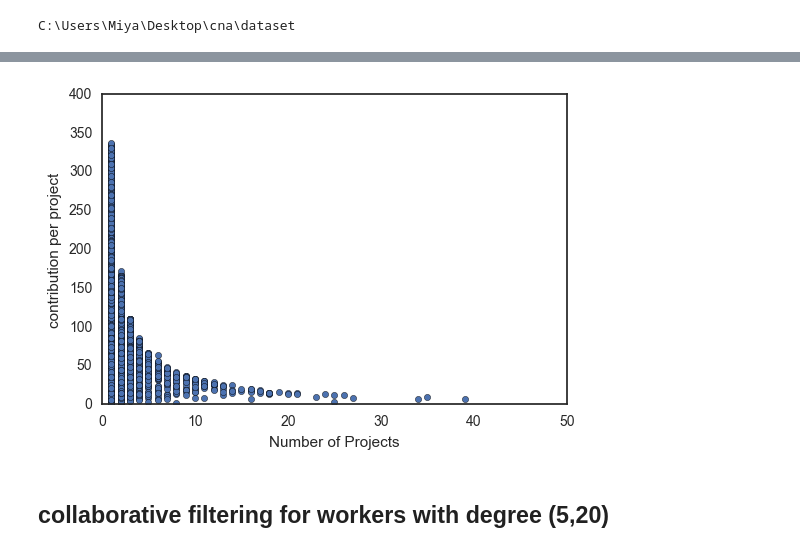
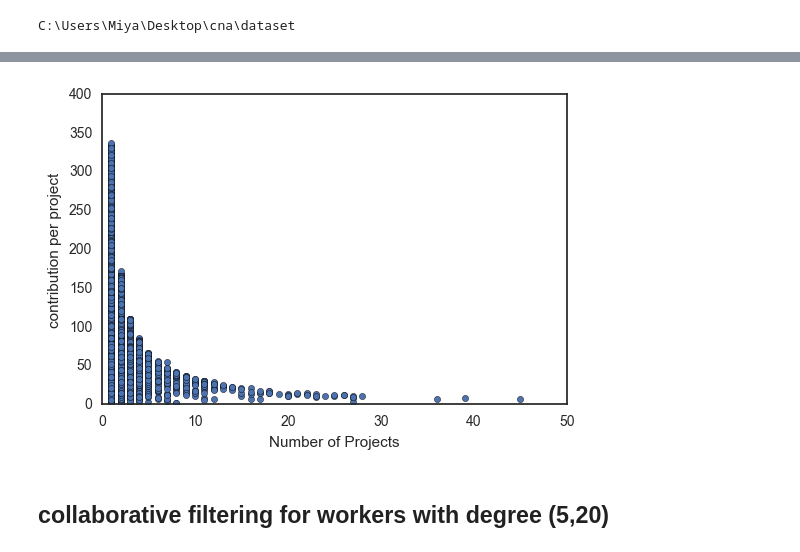
Before and after one commit to MiyainNYC/Graph-Thinking, a Jupyter notebook: dynamics.ipynb, the cells around one changed output, grey strips where cells are left out. Cells and saved outputs as stored; diff of their text form; code cells hidden in the pictures.

```diff
--- a/dynamics.ipynb
+++ b/dynamics.ipynb
@@ -26,7 +28,8 @@ import pandas as pd
 import matplotlib.pyplot as plt
 %matplotlib inline
 data = pd.read_csv('repositories_refined.csv',parse_dates=['Month, Day, Year of Date'])
-data = data[data['Coding Effort']!=0]
+#data = data[data['Coding Effort']!=0]
+data.columns = ['Worker ID','Repository ID','Coding Effort','Month, Day, Year of Date']
 # %%
 len(data)
 # %% [output]
@@ -47,8 +50,8 @@ len(data['Worker_refined'].unique())
 # %%
 import networkx as nx
 from networkx.algorithms import bipartite
-agg = data.groupby(['Worker_refined','repo_refined']).sum().reset_index()
+agg = data.groupby(['Worker ID','Repository ID']).sum().reset_index()
 G = nx.Graph()
-for i,v,j in zip(agg['Worker_refined'],agg['repo_refined'],agg['Coding Effort']):
+for i,v,j in zip(agg['Worker ID'],agg['Repository ID'],agg['Coding Effort']):
     G.add_edge(i,v,weight = j)
-W = bipartite.collaboration_weighted_projected_graph(G, data['Worker_refined'])
+W = bipartite.collaboration_weighted_projected_graph(G, data['Worker ID'])
@@ -76,15 +93,15 @@ sorted(nx.degree(W).items(), key=operator.itemgetter(1),reverse = True)
 # %%
 import seaborn as sns
 sns.set_style('white')
-df_Degree = pd.DataFrame.from_dict({'Worker_refined':list(nx.degree(G).keys()),'Number of Projects':list(nx.degree(G).values())})
-df_scatter = data.groupby('Worker_refined').sum().reset_index().merge(df_Degree).set_index('Worker_refined')
+df_Degree = pd.DataFrame.from_dict({'Worker ID':list(nx.degree(G).keys()),'Number of Projects':list(nx.degree(G).values())})
+df_scatter = data.groupby('Worker ID').sum().reset_index().merge(df_Degree).set_index('Worker ID')
 df_scatter['contribution per project'] = df_scatter['Coding Effort']/df_scatter['Number of Projects']
 df_scatter.plot(kind='scatter', x='Number of Projects', y='contribution per project',figsize = (6,4))
 plt.xlim(0, 50)
 plt.ylim(0,400)
 plt.savefig('fig1.png')
 # %% [output]
-[figure, old version]
+[figure, new version]
 # %% [markdown]
 ## collaborative filtering for workers with degree (5,20)
 # %%
```
Also changed, not shown: parts of 27 cells of this notebook.
